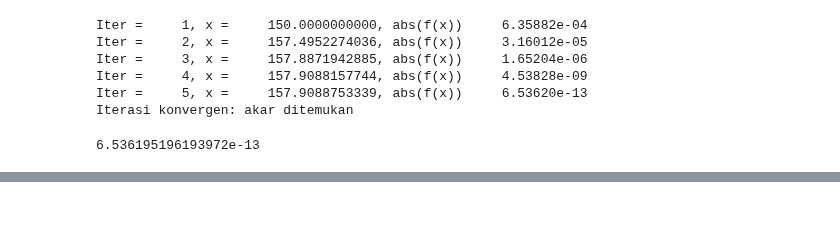
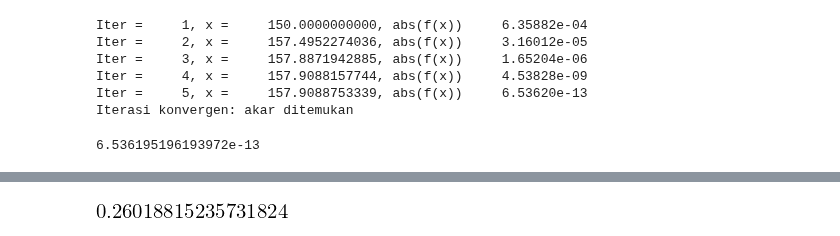
Before and after one commit to f-fathurrahman/ffr-MetodeNumerik, a Jupyter notebook: NOTEBOOKS/NOTES_AkarPersamaan.ipynb, the cells around one changed output, grey strips where cells are left out. Cells and saved outputs as stored; diff of their text form; code cells hidden in the pictures; blank space fills up the shorter version.

Commit message:
Tambah contoh soal

```diff
--- a/NOTEBOOKS/NOTES_AkarPersamaan.ipynb
+++ b/NOTEBOOKS/NOTES_AkarPersamaan.ipynb
@@ -772,0 +791,9 @@ func_soal_01(omega_root)
+# %%
+def func_soal_06(z):
+    F = 0.3
+    Q = 9.4e-6
+    q = 2.4e-5
+    R = 0.1
+    ϵ0 = 0.885e-12
+    RHS = Q*q/(2*ϵ0)*(1 - z/np.sqrt(z**2 + R**2))
+    return F - RHS
@@ -772,0 +810,4 @@ func_soal_01(omega_root)
+# %%
+func_soal_06(4.0)
+# %% [output]
+[figure, added]
```
Also changed, not shown: parts of 20 cells of this notebook.
